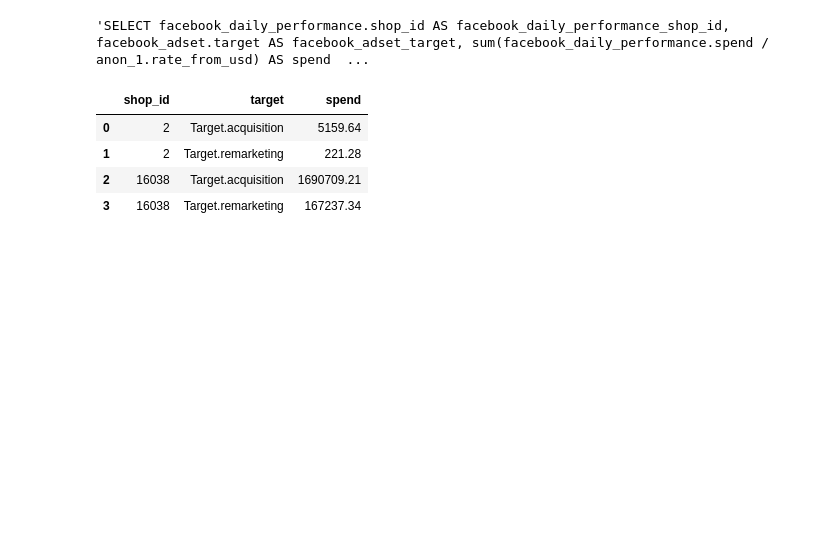
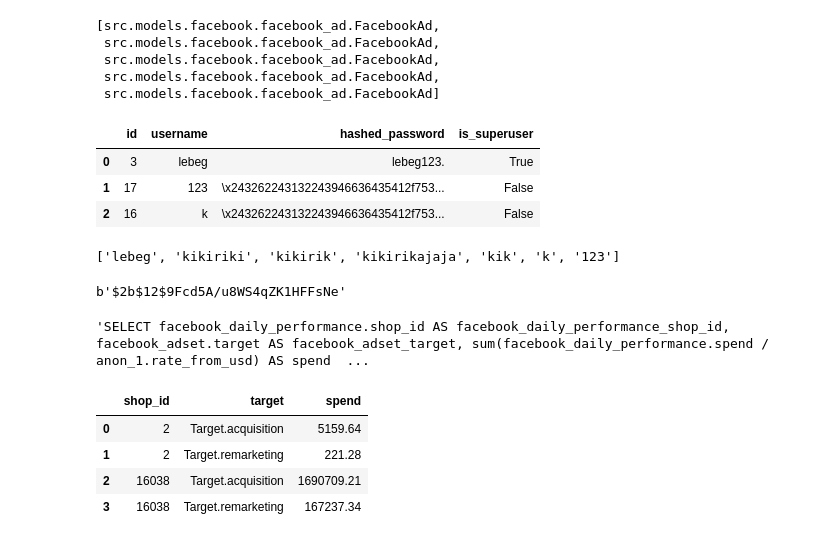
Before and after one commit to Katja-Lebesgue/premium_dashboard, a Jupyter notebook: tmp.ipynb, the cells around one changed output. Saved outputs shown, nothing was run; the diff lists cells and outputs as text; code cells hidden in the pictures; blank space fills up the shorter version.

```diff
--- a/tmp.ipynb
+++ b/tmp.ipynb
@@ -13,4 +16,3 @@ from src.crud import ga_daily_performance, crud_fb_daily_performance
 base I am using: prod.cw6tznt1p9hq.us-east-1.rds.amazonaws.com
 # %%
-row = StreamlitUser(username='lebeg', hashed_password='lebeg123.', is_superuser=True)
-db.add(row)
+crud_streamlit_user.add_user(db=db, username='lebeg', hashed_password=hash_password('lebeg123.'), is_superuser=True)
@@ -18,0 +60,8 @@ TypeError: 'username' is an invalid keyword argument for StreamlitUser
+# %%
+[type(a) for a in q]
+# %% [output]
+[src.models.facebook.facebook_ad.FacebookAd,
+ src.models.facebook.facebook_ad.FacebookAd,
+ src.models.facebook.facebook_ad.FacebookAd,
+ src.models.facebook.facebook_ad.FacebookAd,
+ src.models.facebook.facebook_ad.FacebookAd]
@@ -18,0 +70,11 @@ TypeError: 'username' is an invalid keyword argument for StreamlitUser
+# %%
+query = db.query(StreamlitUser)
+# %%
+df = pd.read_sql(query.statement, db.bind)
+# %%
+df
+# %% [output]
+|  | id | username | hashed_password | is_superuser |
+| 0 | 3 | lebeg | lebeg123. | True |
+| 1 | 17 | 123 | \x243262243132243946636435412f753... | False |
+| 2 | 16 | k | \x243262243132243946636435412f753... | False |
@@ -18,0 +84,4 @@ TypeError: 'username' is an invalid keyword argument for StreamlitUser
+# %%
+[a.username for a in q]
+# %% [output]
+['lebeg', 'kikiriki', 'kikirik', 'kikirikajaja', 'kik', 'k', '123']
@@ -18,0 +94,4 @@ TypeError: 'username' is an invalid keyword argument for StreamlitUser
+# %%
+os.getenv('STREAMLIT_SALT').encode()
+# %% [output]
+b'$2b$12$9Fcd5A/u8WS4qZK1HFFsNe'
```
Also changed, not shown: parts of 16 cells of this notebook, 18 other files.
